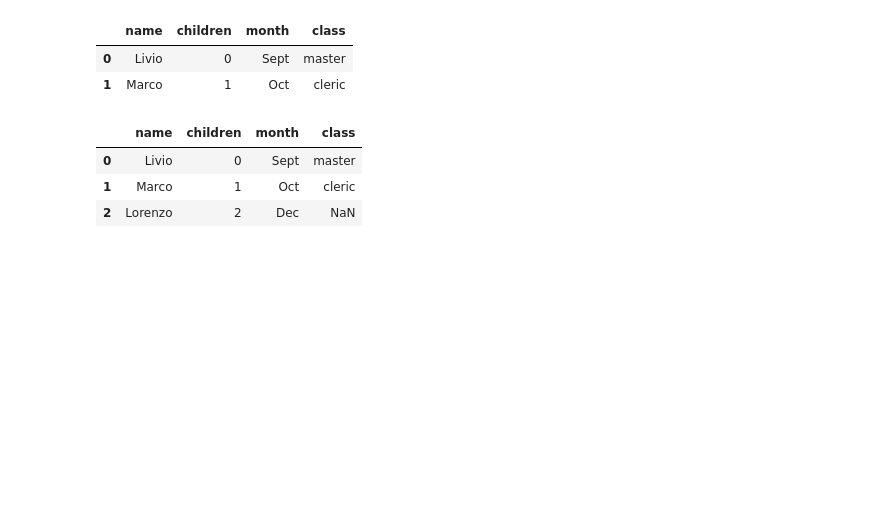
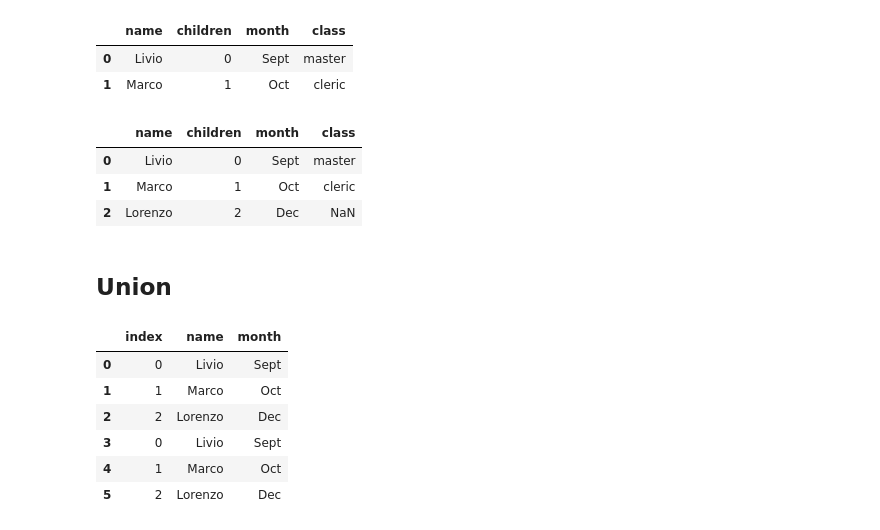
Before and after one commit to livio-grattarola/ProvePython, a Jupyter notebook: Code/Corso Udemy - DataFrame.ipynb, the cells around one changed output. Cells and saved outputs as stored; diff of their text form; code cells hidden in the pictures; blank space fills up the shorter version.

```diff
--- a/Code/Corso Udemy - DataFrame.ipynb
+++ b/Code/Corso Udemy - DataFrame.ipynb
@@ -298,3 +340,20 @@ df.merge(role, how='left')
 | 0 | Livio | 0 | Sept | master |
 | 1 | Marco | 1 | Oct | cleric |
 | 2 | Lorenzo | 2 | Dec | NaN |
+# %% [markdown]
+## Union
+# %%
+import pandas as pd
+dic = { "name": ["Livio", "Marco", "Lorenzo"],
+       'month': ['Sept', 'Oct', 'Dec']
+      }
+df = pd.DataFrame(dic)
+pd.concat([df, df]).reset_index()
+# %% [output]
+|  | index | name | month |
+| 0 | 0 | Livio | Sept |
+| 1 | 1 | Marco | Oct |
+| 2 | 2 | Lorenzo | Dec |
+| 3 | 0 | Livio | Sept |
+| 4 | 1 | Marco | Oct |
+| 5 | 2 | Lorenzo | Dec |
```
Also changed, not shown: parts of 24 cells of this notebook, 7 other files.
